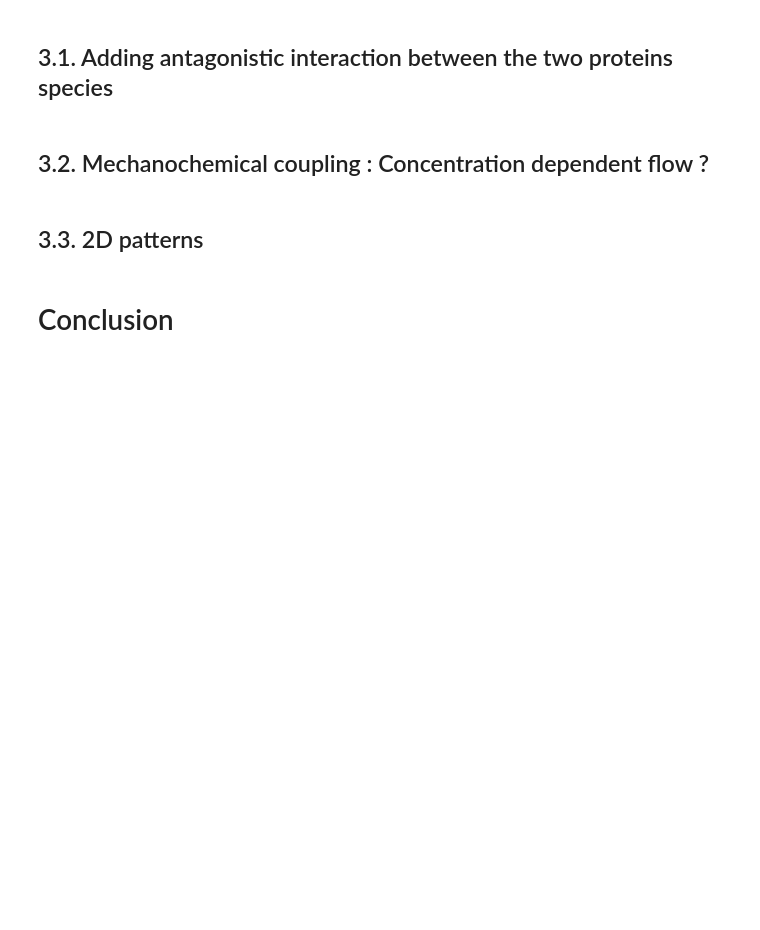
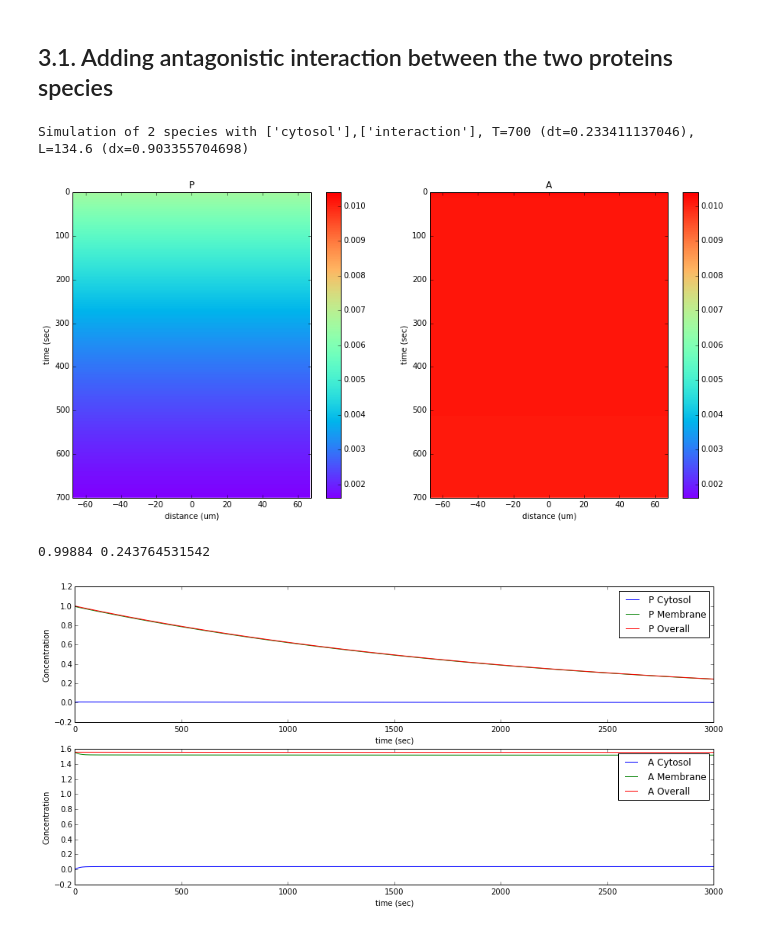
Before and after one commit to geeklhem/polarikss, a Jupyter notebook: model.ipynb, the cells around one changed output. Cells and saved outputs as stored; diff of their text form; code cells hidden in the pictures; blank space fills up the shorter version.

```diff
--- a/model.ipynb
+++ b/model.ipynb
@@ -535,9 +798,20 @@ Simulation of ['advection'], T=700 (dt=0.230338927279), L=134.6 (dx=2.103125)
 # 3. A step further...
 # %% [markdown]
 ## 3.1. Adding antagonistic interaction between the two proteins species
-# %% [markdown]
-## 3.2. Mechanochemical coupling : Concentration dependent flow ?
-# %% [markdown]
-## 3.3. 2D patterns
-# %% [markdown]
-# Conclusion
+# %%
+def interaction(p,a,param,param_a,dt,l,t):
+    dp = - param["kpa"] * p * a**param["alpha"]
+    da = - param_a["kap"] * p**param_a["beta"] * a
+
+    param["cyto"][t+1] = param["cyto"][t] - dt*np.sum(dp)
+    param_a["cyto"][t+1] = param_a["cyto"][t] - dt*np.sum(da)
+    return dp,da,param,param_a
+# %%
+p = np.zeros((3000,150))+1/150
+a = np.zeros((3000,150))+1.56/150
+display2(*play2(p,a,get_P_param(kpa=0.2,xi=1,rho=0),get_A_param(F=flow,rho=0),[cytosol],[interaction]),cyto=True)
+# %% [output]
+Simulation of 2 species with ['cytosol'],['interaction'], T=700 (dt=0.233411137046), L=134.6 (dx=0.903355704698)
+[figure, added]
+0.99884 0.243764531542
+[figure, added]
```
Also changed, not shown: parts of 27 cells of this notebook, 13 other files.
